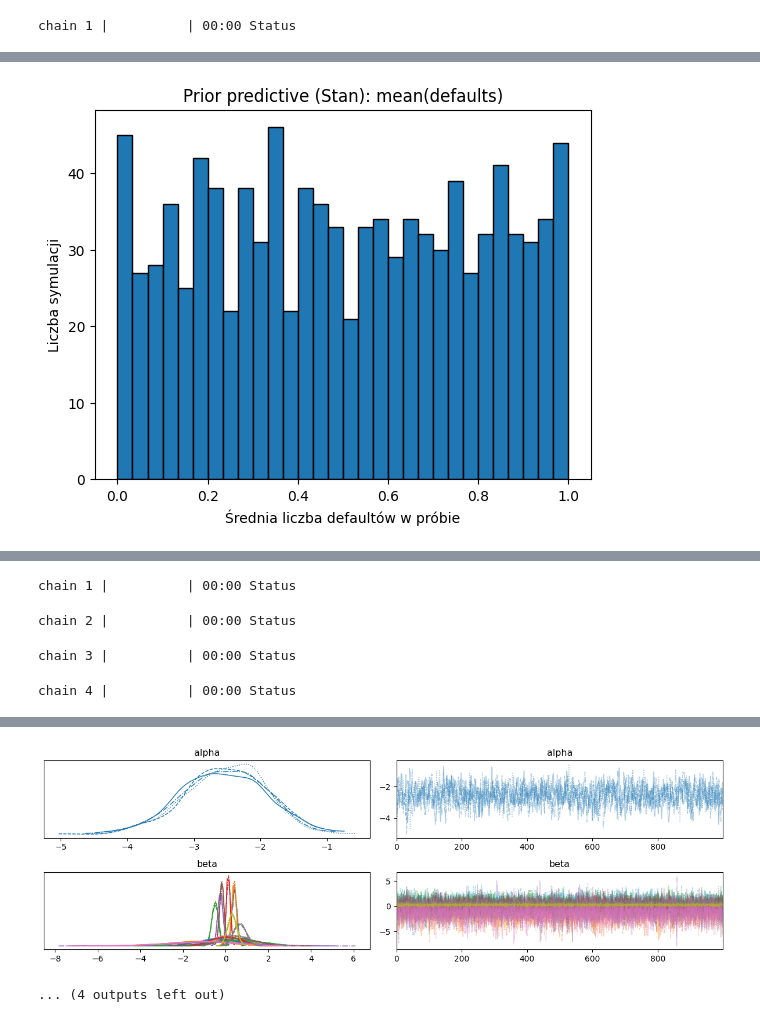
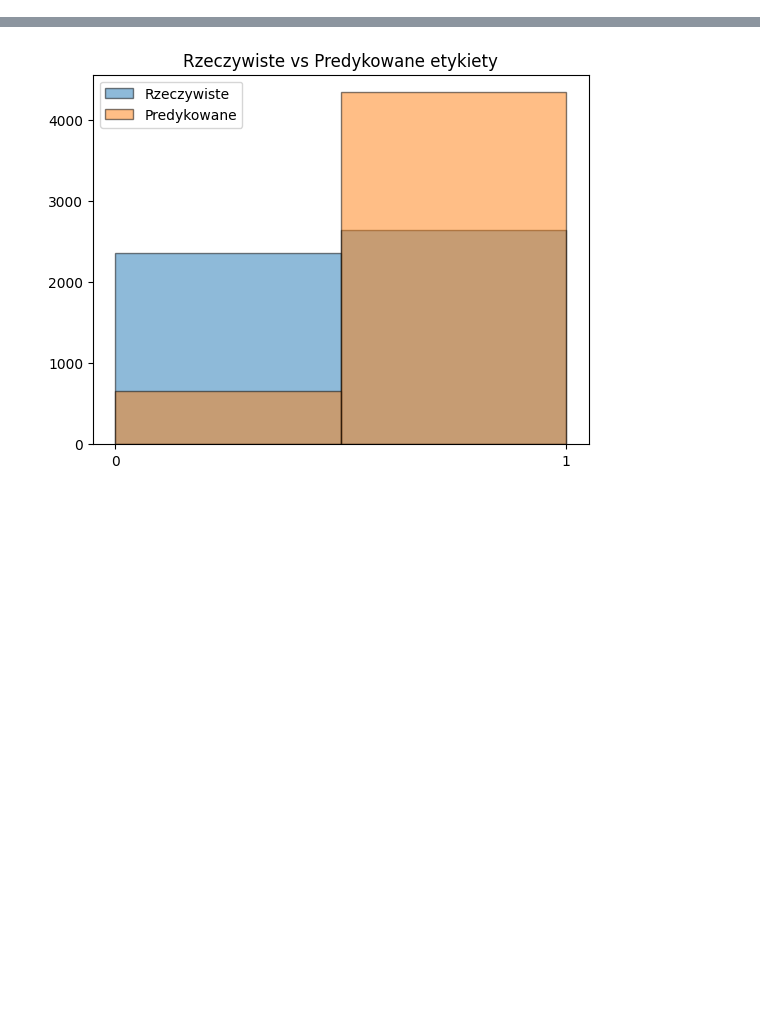
Before and after one commit to AdamTrybus/data_analytics, a Jupyter notebook: model1.ipynb, the cells around one changed output, grey strips where cells are left out. Saved outputs shown, nothing was run; the diff lists cells and outputs as text; code cells hidden in the pictures; blank space fills up the shorter version.

Commit message:
data preprocessing changes, model 1 evaluation with new data

```diff
--- a/model1.ipynb
+++ b/model1.ipynb
@@ -1,75 +165,4 @@
 # %%
-import pandas as pd
-import numpy as np
-import matplotlib.pyplot as plt
-import arviz as az
-from cmdstanpy import CmdStanModel
-
-# === Wczytanie danych z CSV ===
-X = pd.read_csv("X.csv").values.astype(np.float32)
-y = pd.read_csv("y.csv")["default"].values.astype(np.int32)
-
-N, K = X.shape
-
-stan_data = {
-    "N": N,
-    "K": K,
-    "X": X.tolist(),
-    "y": y.tolist()
-}
-
-# === PRIOR PREDICTIVE CHECK – DANE (STAN) ===
-ppc_model = CmdStanModel(stan_file="model1_ppc.stan")
-ppc_fit = ppc_model.sample(
-    data={"N": N, "K": K, "X": X.tolist()},
-    chains=1,
-    iter_sampling=1000,
-    iter_warmup=1,
-    fixed_param=True,
-    seed=42
-)
-
-ppc_df = ppc_fit.draws_pd()
-y_sim_matrix = ppc_df[[col for col in ppc_df.columns if "y_sim" in col]].values
-mean_simulated_defaults = y_sim_matrix.mean(axis=1)
-
-plt.hist(mean_simulated_defaults, bins=30, edgecolor='k')
-plt.title("Prior predictive (Stan): mean(defaults)")
-plt.xlabel("Średnia liczba defaultów w próbie")
-plt.ylabel("Liczba symulacji")
-plt.show()
-
-# === MODELOWANIE WŁAŚCIWE ===
-model_fit = CmdStanModel(stan_file="model1_fit.stan")
-fit = model_fit.sample(
-    data=stan_data,
-    chains=4,
-    iter_sampling=1000,
-    iter_warmup=1000,
-    seed=42
-)
-
-idata = az.from_cmdstanpy(posterior=fit)
-
-# === Statystyki próbkowania ===
-summary = az.summary(idata, var_names=["alpha", "beta"])
-print(summary[["r_hat", "ess_bulk", "ess_tail"]])
-print("Divergences:", int(idata.sample_stats["diverging"].sum()))
-
-# === TRACEPLOTS i POSTERIOR ===
-az.plot_trace(idata, var_names=["alpha", "beta"], compact=True)
-plt.tight_layout()
-plt.show()
-
-az.plot_posterior(
-    idata,
-    var_names=["alpha", "beta"],
-    coords={"beta_dim_0": list(range(5))},  # możesz zmienić liczbę pokazywanych bet
-    hdi_prob=0.95
-)
-plt.tight_layout()
-plt.show()
-
 # === PREDYKCJA ===
 posterior_means = idata.posterior.mean(dim=("chain", "draw"))
 alpha_mean = posterior_means["alpha"].values.item()
@@ -100 +193,0 @@ plt.show()
-chain 1 |          | 00:00 Status
@@ -102 +193,0 @@ chain 1 |          | 00:00 Status
-[figure, old version]
@@ -104,4 +193,0 @@ chain 1 |          | 00:00 Status
-chain 1 |          | 00:00 Status
-chain 2 |          | 00:00 Status
-chain 3 |          | 00:00 Status
-chain 4 |          | 00:00 Status
@@ -126,2 +194 @@ Divergences: 0
-[figure, old version]
+[figure, new version]
-... (4 outputs left out)
```
Also changed, not shown: parts of 4 cells of this notebook, 4 other files.
